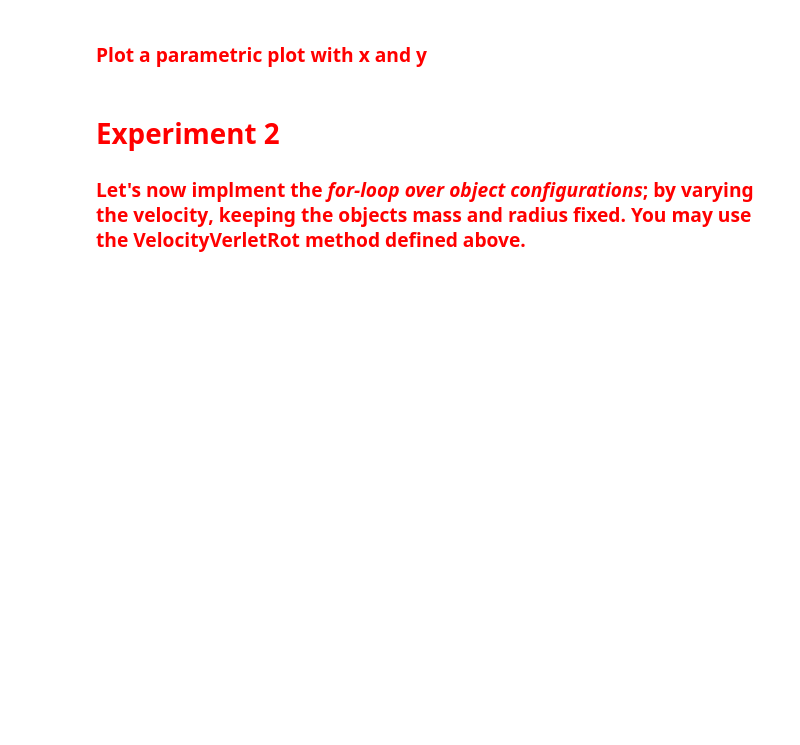
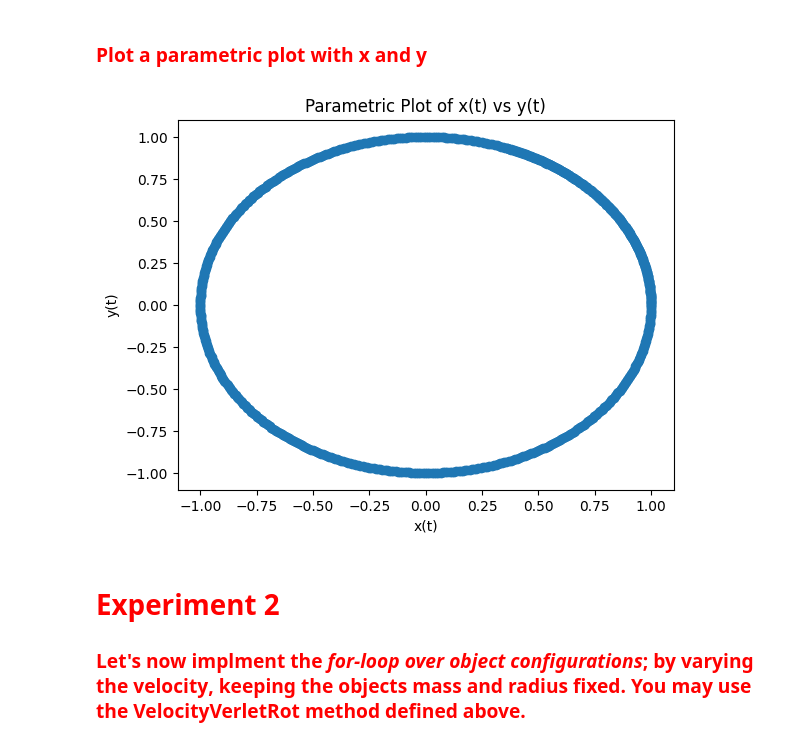
Before and after one commit to rguille3/PhysicsI_Labs, a Jupyter notebook: phy122_RMt_Raul.ipynb, the cells around one changed output. Saved outputs shown, nothing was run; the diff lists cells and outputs as text; code cells hidden in the pictures; blank space fills up the shorter version.

```diff
--- a/phy122_RMt_Raul.ipynb
+++ b/phy122_RMt_Raul.ipynb
@@ -202,6 +202,42 @@ ax2.set(xlabel='time (s)', ylabel='Position (m)')
 The position graph shows the particle's 3D path under a central force, while the velocity graph shows how the speed in each direction changes over time. Velocity, as the first derivative of position, describes how fast the position changes. The motion often follows trigonometric patterns, like sine and cosine, because the central force causes rotational or periodic behavior. Together, these graphs illustrate how position and velocity are connected through their rates of change and trigonometric relationships.
 # %% [markdown]
 ###   <font color='Red'> Plot a parametric plot with x and y </font>
+# %%
+# Parameters
+dt = 0.01  # Time step (s)
+t0 = 0.0  # Initial time (s)
+tf = 7.5  # Final time (s)
+T = np.arange(t0, tf, dt)  # Time array
+
+m = 1.0  # Mass of the particle (kg)
+x0 = np.array([1.0, 0.0, 0.0])  # Initial position (m)
+v0 = np.array([0.0, 1.0 , 0.0])  # Initial velocity (m/s)
+
+x_t = np.zeros((len(T), 3))  # Position trajectory
+v_t = np.zeros((len(T), 3))  # Velocity trajectory
+a_t = np.zeros((len(T), 3))  # Acceleration trajectory
+
+x_t[0] = x0  # Initialize position
+v_t[0] = v0  # Initialize velocity
+a_t[0] = -np.dot(v_t[0], v_t[0]) / (np.linalg.norm(x_t[0])**2) * (x_t[0] - np.zeros(3))
+
+for t in range(1, len(T)):  # Velocity Verlet loop
+    x_t[t] = x_t[t-1] + v_t[t-1] * dt + 0.5 * a_t[t-1] * dt*dt  # Position update
+    a_t[t] = -np.dot(v_t[t-1], v_t[t-1]) / (np.linalg.norm(x_t[t])**2) * (x_t[t] - np.zeros(3))  # Modified acceleration
+    v_t[t] = v_t[t-1] + 0.5 * (a_t[t-1] + a_t[t]) * dt  # Velocity update
+
+dRdt_tx = np.gradient(x_t, dt, axis=0)  # Numerical time derivative of position
+dVdt_tx = np.gradient(v_t, dt, axis=0)  # Numerical time derivative of velocity
+
+# Parametric plot for x and y
+
+plt.scatter(x_t[:,0], x_t[:,1]) ## 0-axis plot(x_t[:, 0], x_t[:, 1], label='Parametric x(t) vs y(t)')
+plt.title('Parametric Plot of x(t) vs y(t)')
+plt.xlabel('x(t)')
+plt.ylabel('y(t)')
+plt.show()
+# %% [output]
+[figure, added]
 # %% [markdown]
 #   <font color='Red'> **Experiment 2**  </font>
 
```
Also changed, not shown: parts of 1 cell of this notebook.
